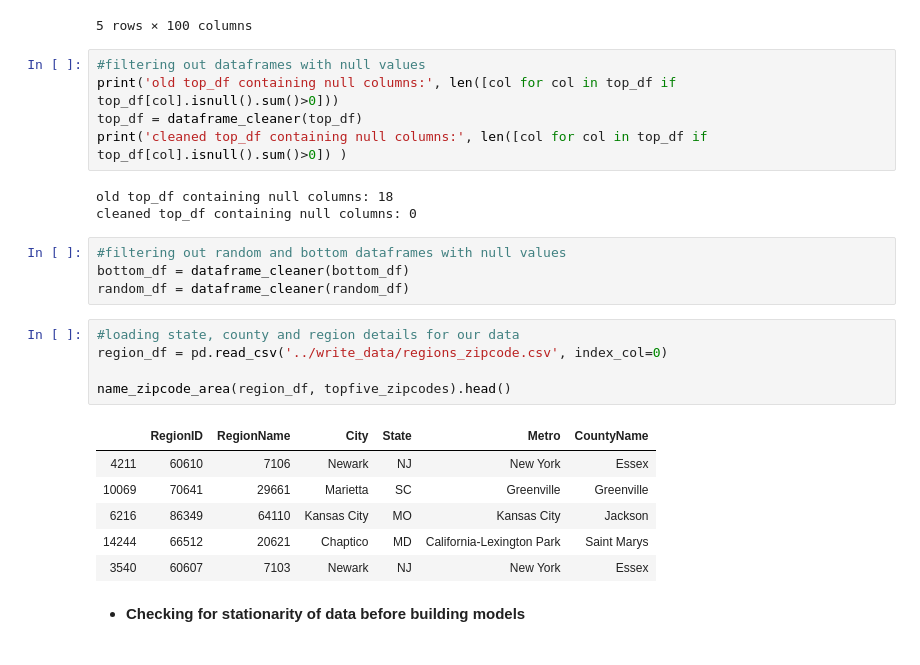
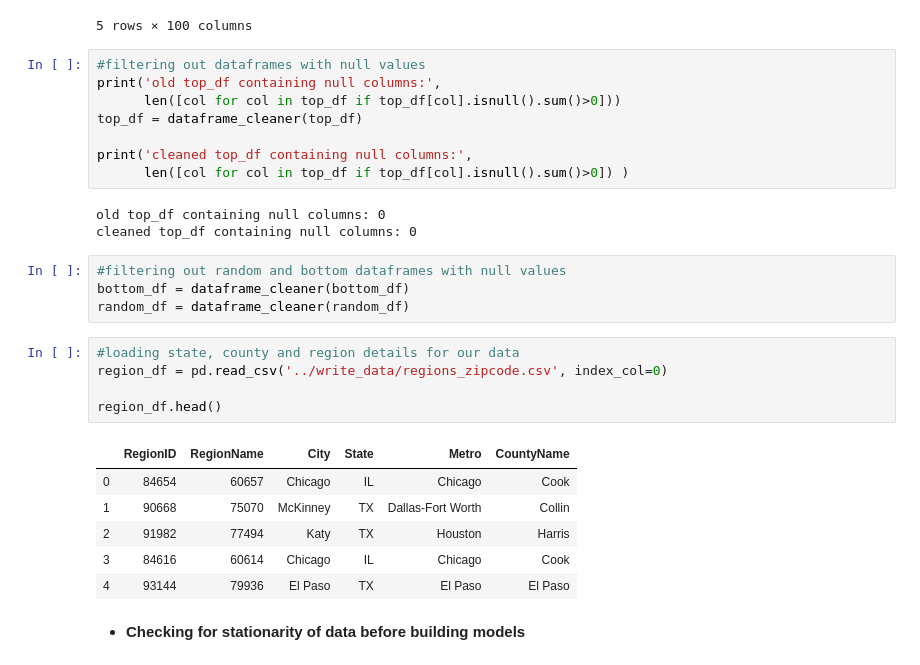
Before and after one commit to AaronWChen/time_series_zillow, a Jupyter notebook: python/model_building.ipynb, the cells around one changed output. Saved outputs shown, nothing was run; the diff lists cells and outputs as text.

```diff
--- a/python/model_building.ipynb
+++ b/python/model_building.ipynb
@@ -48,11 +45,14 @@ bottom_df.head()
 5 rows × 100 columns
 # %%
 #filtering out dataframes with null values
-print('old top_df containing null columns:', len([col for col in top_df if top_df[col].isnull().sum()>0]))
+print('old top_df containing null columns:',
+      len([col for col in top_df if top_df[col].isnull().sum()>0]))
 top_df = dataframe_cleaner(top_df)
-print('cleaned top_df containing null columns:', len([col for col in top_df if top_df[col].isnull().sum()>0]) )
+
+print('cleaned top_df containing null columns:',
+      len([col for col in top_df if top_df[col].isnull().sum()>0]) )
 # %% [output]
-old top_df containing null columns: 18
+old top_df containing null columns: 0
 cleaned top_df containing null columns: 0
 # %%
 #filtering out random and bottom dataframes with null values
@@ -61,15 +61,15 @@ random_df = dataframe_cleaner(random_df)
 # %%
 #loading state, county and region details for our data
 region_df = pd.read_csv('../write_data/regions_zipcode.csv', index_col=0)
 
-name_zipcode_area(region_df, topfive_zipcodes).head()
+region_df.head()
 # %% [output]
 |  | RegionID | RegionName | City | State | Metro | CountyName |
-| 4211 | 60610 | 7106 | Newark | NJ | New York | Essex |
-| 10069 | 70641 | 29661 | Marietta | SC | Greenville | Greenville |
-| 6216 | 86349 | 64110 | Kansas City | MO | Kansas City | Jackson |
-| 14244 | 66512 | 20621 | Chaptico | MD | California-Lexington Park | Saint Marys |
-| 3540 | 60607 | 7103 | Newark | NJ | New York | Essex |
+| 0 | 84654 | 60657 | Chicago | IL | Chicago | Cook |
+| 1 | 90668 | 75070 | McKinney | TX | Dallas-Fort Worth | Collin |
+| 2 | 91982 | 77494 | Katy | TX | Houston | Harris |
+| 3 | 84616 | 60614 | Chicago | IL | Chicago | Cook |
+| 4 | 93144 | 79936 | El Paso | TX | El Paso | El Paso |
 # %% [markdown]
 * **Checking for stationarity of data before building models**
 # %% [markdown]
```
Also changed, not shown: parts of 4 cells of this notebook, 3 other files.
